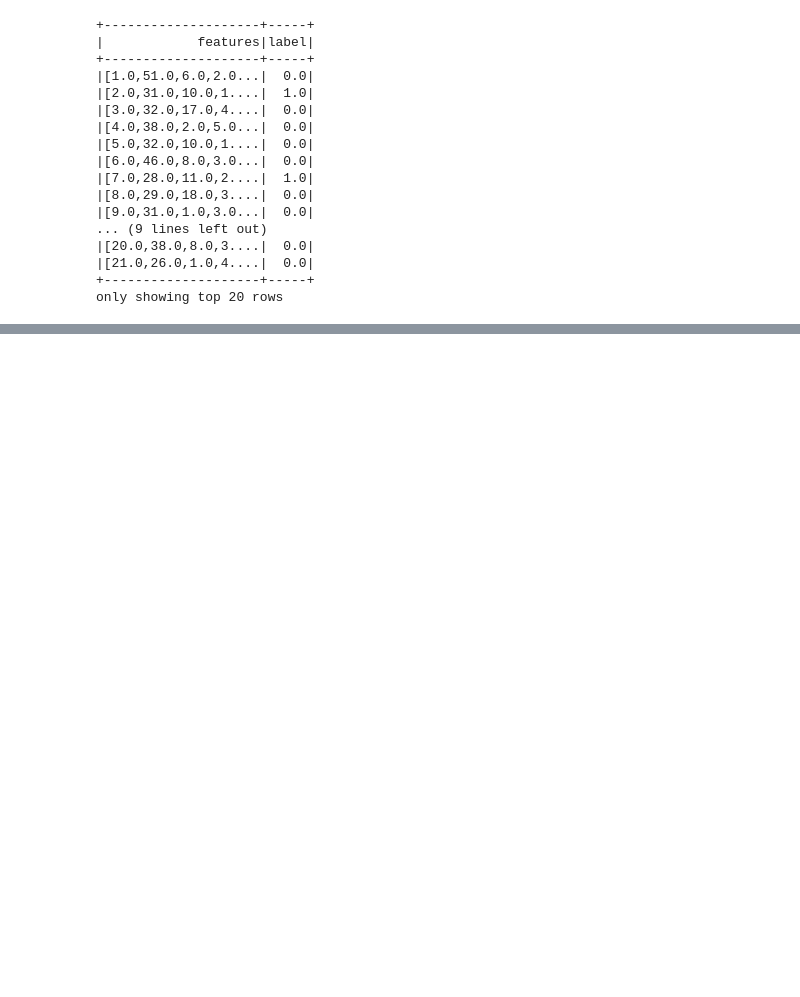
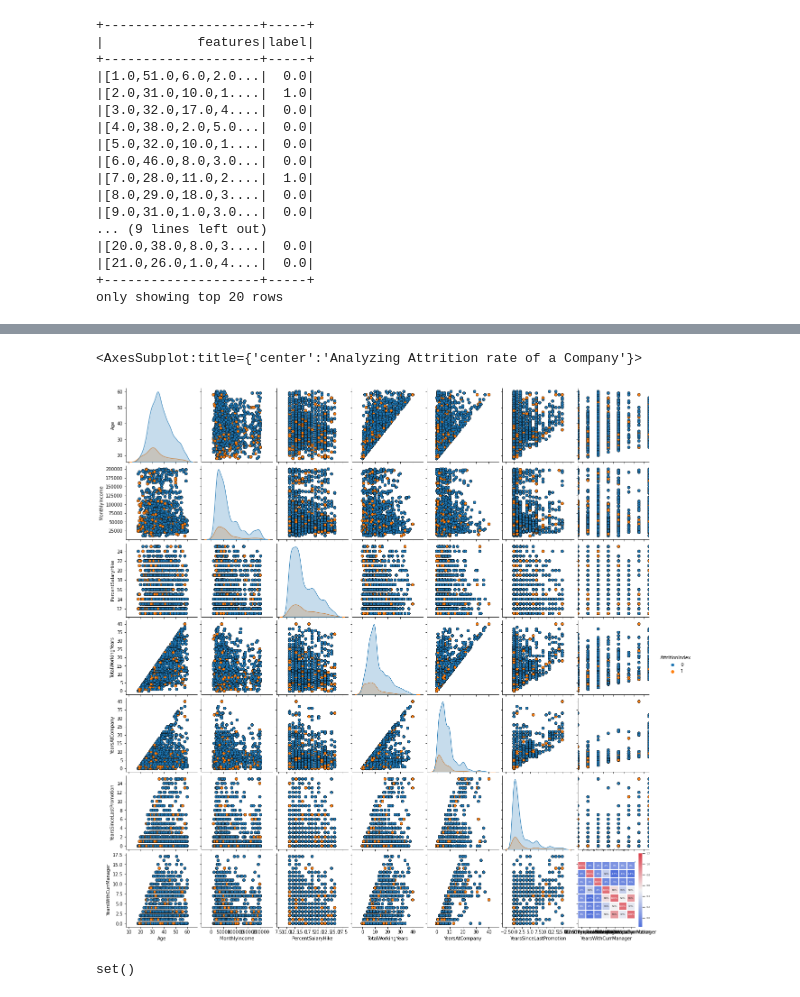
Before and after one commit to AyatoTanemura/aws-instance-dup, a Jupyter notebook: Iteration 4 pyspark.ipynb, the cells around one changed output, grey strips where cells are left out. Drawn from its saved outputs; the diff is of its cells as text; code cells hidden in the pictures; blank space fills up the shorter version.

```diff
--- a/Iteration 4 pyspark.ipynb
+++ b/Iteration 4 pyspark.ipynb
@@ -550,0 +677,15 @@ only showing top 20 rows
+# %%
+## Cheking constant feature
+var_thres = VarianceThreshold(threshold=0)
+var_thres.fit(df)
+
+var_thres.get_support()
+
+print(df.columns[var_thres.get_support()])
+
+
+constant_columns = [column for column in df.columns
+                    if column not in df.columns[var_thres.get_support()]]
+print(constant_columns)
+print(len(constant_columns))
+print("Shape: ", df.shape)
@@ -550,0 +705,38 @@ only showing top 20 rows
+# %%
+## Correlation among numerical features
+pp = sns.pairplot(df[["Age", "MonthlyIncome", "PercentSalaryHike",
+                      "TotalWorkingYears", "YearsAtCompany",
+                      "YearsSinceLastPromotion", "YearsWithCurrManager",
+                      "AttritionIndex"]], hue = "AttritionIndex",
+                  plot_kws=dict(edgecolor="k", linewidth=0.5), diag_kind="kde", diag_kws=dict(shade=True))
+t = fig.suptitle('Analyzing Attrition rate of a Company', fontsize=30)
+
+sns.set(font_scale=0.45)
+plt.title('Analyzing Attrition rate of a Company')
+cmap = sns.diverging_palette(260, 10, as_cmap=True)
+sns.heatmap(df[["MonthlyIncome", "NumCompaniesWorked",
+                "PercentSalaryHike", "TotalWorkingYears",
+                "YearsAtCompany", "YearsSinceLastPromotion",
+                "YearsWithCurrManager"]].corr("spearman"),
+            vmax=1.2, annot=True, square='square', cmap=cmap, fmt = '.0%', linewidths=2)
+# %% [output]
+<AxesSubplot:title={'center':'Analyzing Attrition rate of a Company'}>
+[figure, added]
+# %%
+# With the following function we can select highly correlated features
+# It will remove the first feature that is correlated with anything other feature
+
+def correlation(dataset, threshold):
+    col_corr = set()  # Set of all the names of correlated columns
+    corr_matrix = dataset.corr("spearman")
+    for i in range(len(corr_matrix.columns)):
+        for j in range(i):
+            if abs(corr_matrix.iloc[i, j]) > threshold: # we are interested in absolute coeff value
+                colname = corr_matrix.columns[i]  # getting the name of column
+                col_corr.add(colname)
+    return col_corr
+
+corr_features = correlation(df, 0.85)
+corr_features
+# %% [output]
+set()
```
Also changed, not shown: parts of 38 cells of this notebook.
